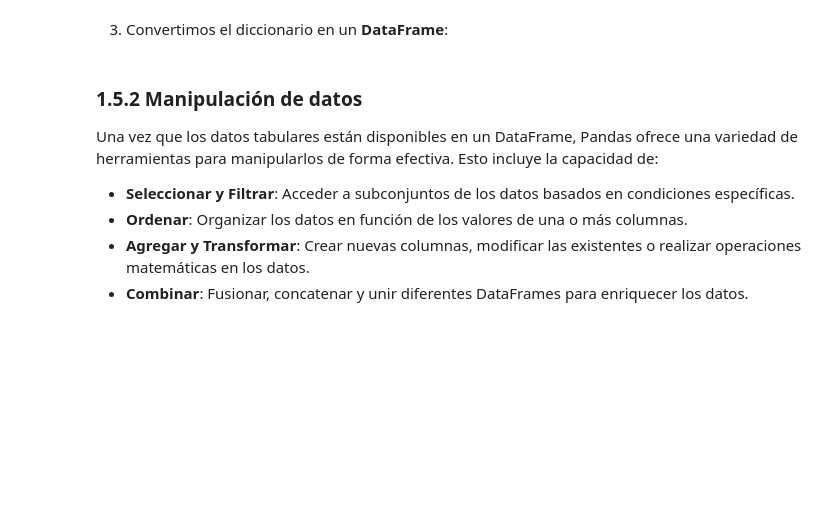
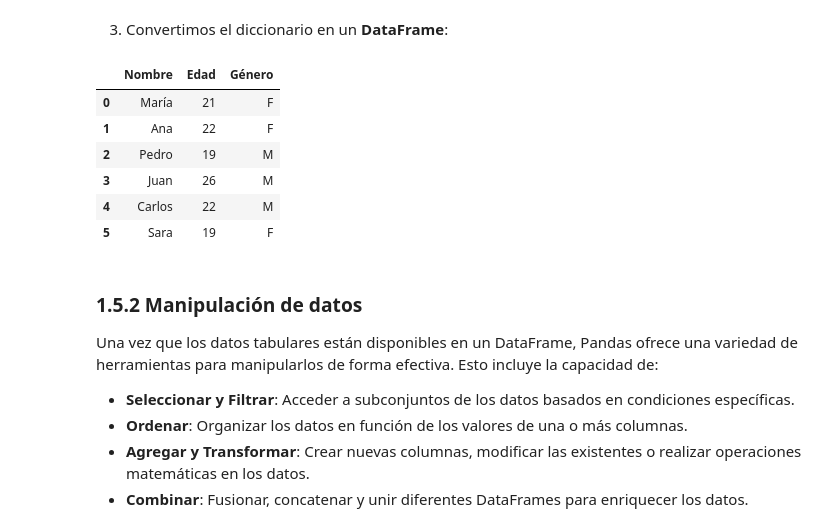
Before and after one commit to ajna1003-web/DataViz26-30, a Jupyter notebook: Visualizacion/modulo_1_sin_codigo.ipynb, the cells around one changed output. Drawn from its saved outputs; the diff is of its cells as text; code cells hidden in the pictures; blank space fills up the shorter version.

```diff
--- a/Visualizacion/modulo_1_sin_codigo.ipynb
+++ b/Visualizacion/modulo_1_sin_codigo.ipynb
@@ -1007,8 +1069,16 @@ print(data)
 3. Convertimos el diccionario en un __DataFrame__:
 # %%
 # DataFrame es una función que está dentro del módulo pandas
-df= # TU CODIGO AQUÍ
+df = pd.DataFrame(data)
 df
+# %% [output]
+|  | Nombre | Edad | Género |
+| 0 | María | 21 | F |
+| 1 | Ana | 22 | F |
+| 2 | Pedro | 19 | M |
+| 3 | Juan | 26 | M |
+| 4 | Carlos | 22 | M |
+| 5 | Sara | 19 | F |
 # %% [markdown]
 ### **1.5.2 Manipulación de datos**
 
```
Also changed, not shown: parts of 31 cells of this notebook, 6 other files.
